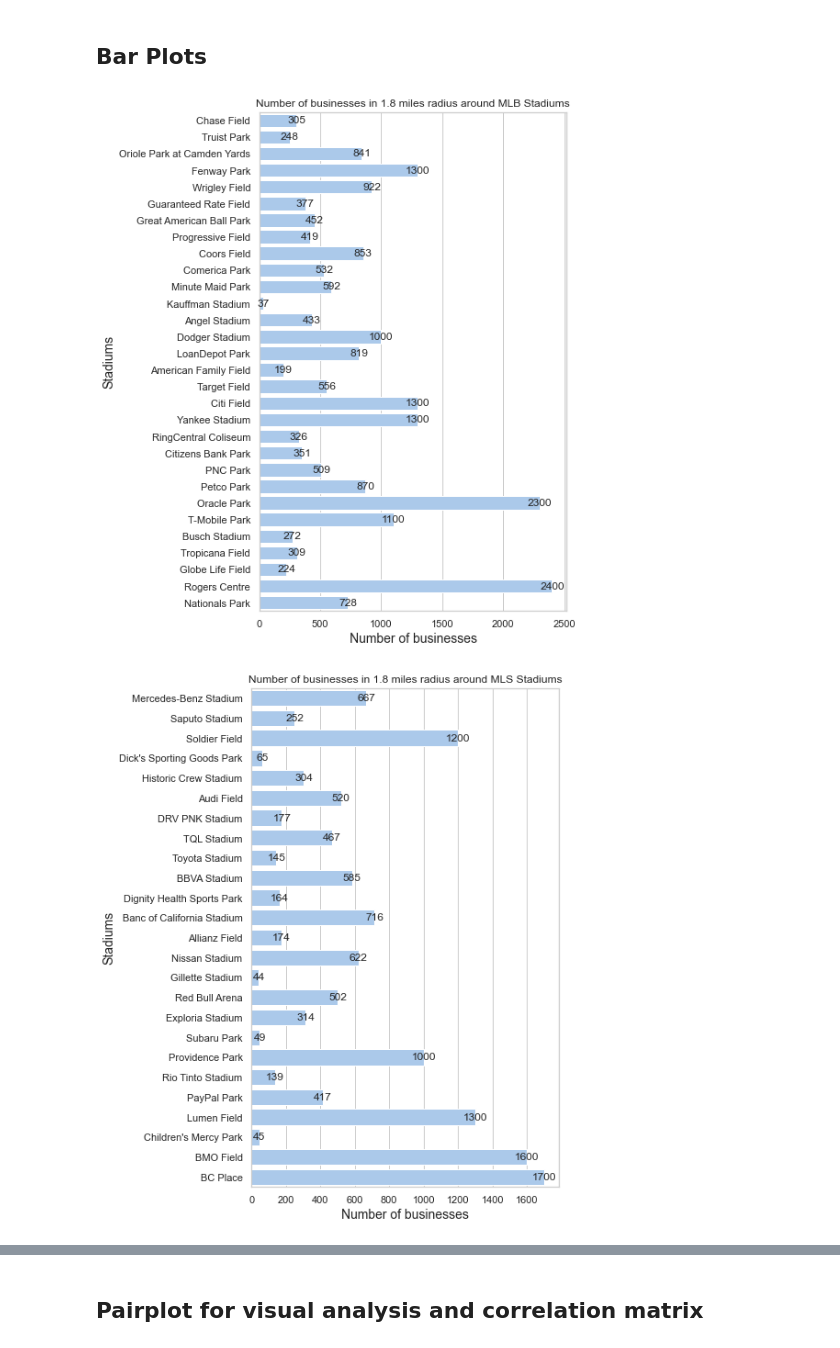
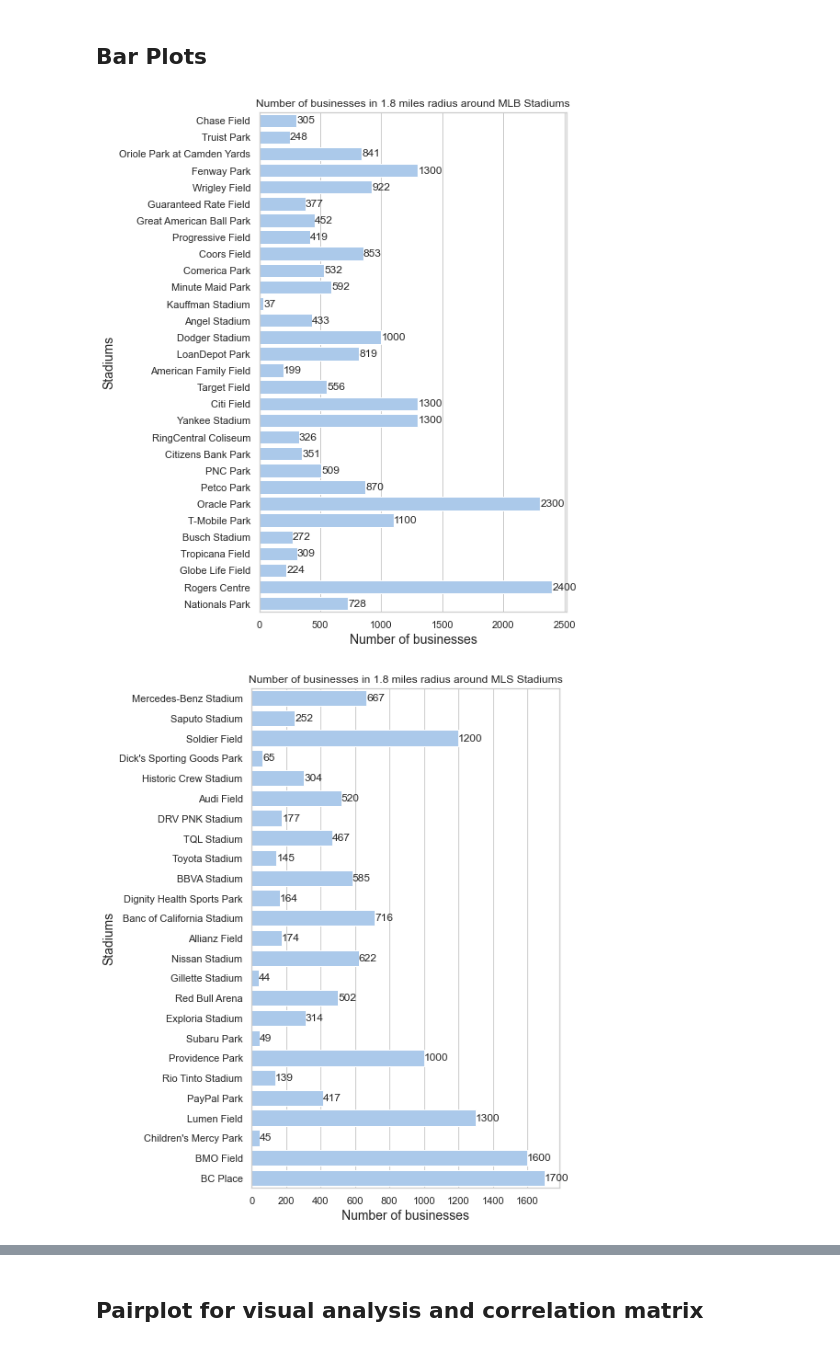
Before and after one commit to Xavier4t/Sports_and_Restaurants, a Jupyter notebook: Example_Analysis.ipynb, the cells around one changed output, grey strips where cells are left out. Drawn from its saved outputs; the diff is of its cells as text; code cells hidden in the pictures.

Commit message:
updated plots and linear regression model

```diff
--- a/Example_Analysis.ipynb
+++ b/Example_Analysis.ipynb
@@ -145,7 +148,7 @@ stats["MLB"]
 # %% [markdown]
 ## Bar Plots
 # %%
-def barPlot(league,df,col="Number of businesses", barcolor="b", save=True):
+def barPlot(league,df,col="Number of businesses", barcolor="b", textshift=0, save=True):
     sns.set_theme(context='notebook',style="whitegrid")
     f, ax=plt.subplots(figsize=(6,10))
     sns.set_color_codes("pastel")
@@ -153,14 +156,14 @@ def barPlot(league,df,col="Number of businesses", barcolor="b", save=True):
     ax.set_xlabel(col,fontsize=14)
     ax.set_ylabel("Stadiums",fontsize=14)
     for index, value in enumerate(df[col]):
-        plt.text(value,index, str(round(value,2)), horizontalalignment = "center", verticalalignment = "center")
+        plt.text(value+textshift,index, str(round(value,2)), horizontalalignment = "left", verticalalignment = "center")
     if save:
         plt.savefig(f'Images/{league}_{col}.png', bbox_inches = 'tight')
     plt.show()
 # %%
 # Total Number of businesses
 for k,v in stats.items():
-    barPlot(k, v, col="Number of businesses", barcolor="b", save=False)
+    barPlot(k, v, col="Number of businesses", barcolor="b", textshift=0, save=False)
 # %% [output]
-[figure, old version]
+[figure, new version]
-[figure, old version]
+[figure, new version]
```
Also changed, not shown: parts of 17 cells of this notebook.
